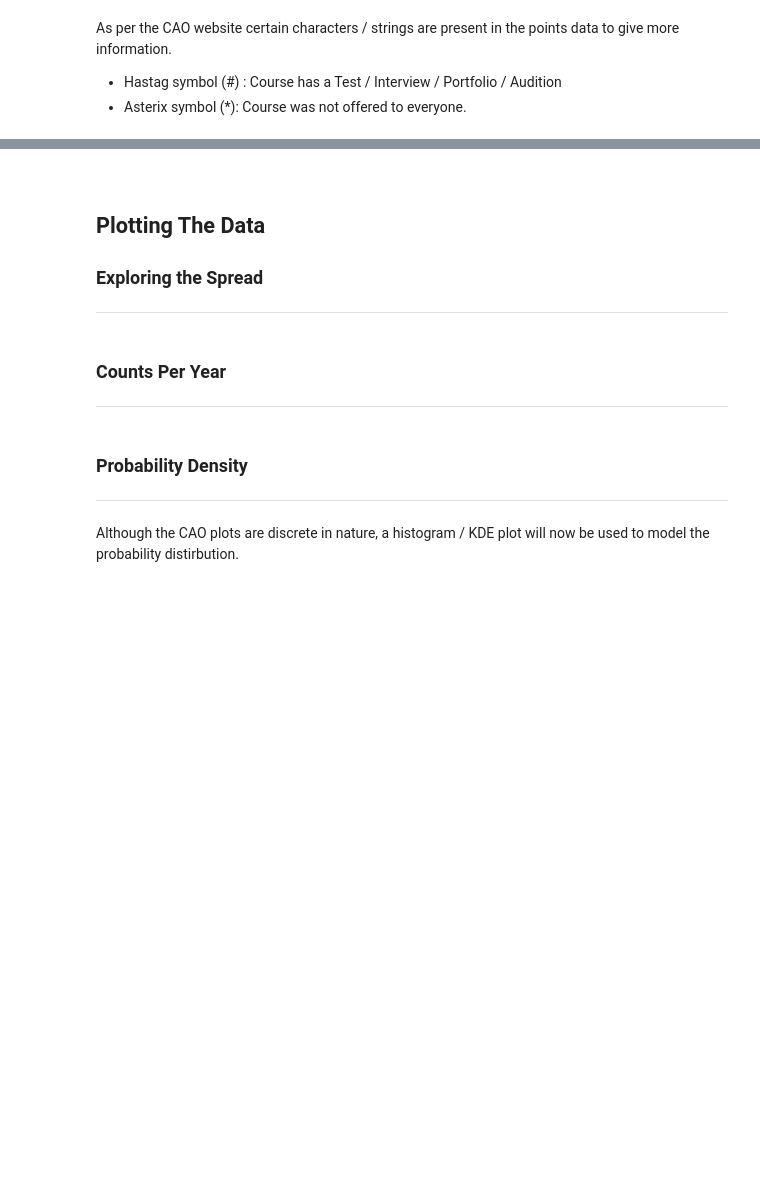
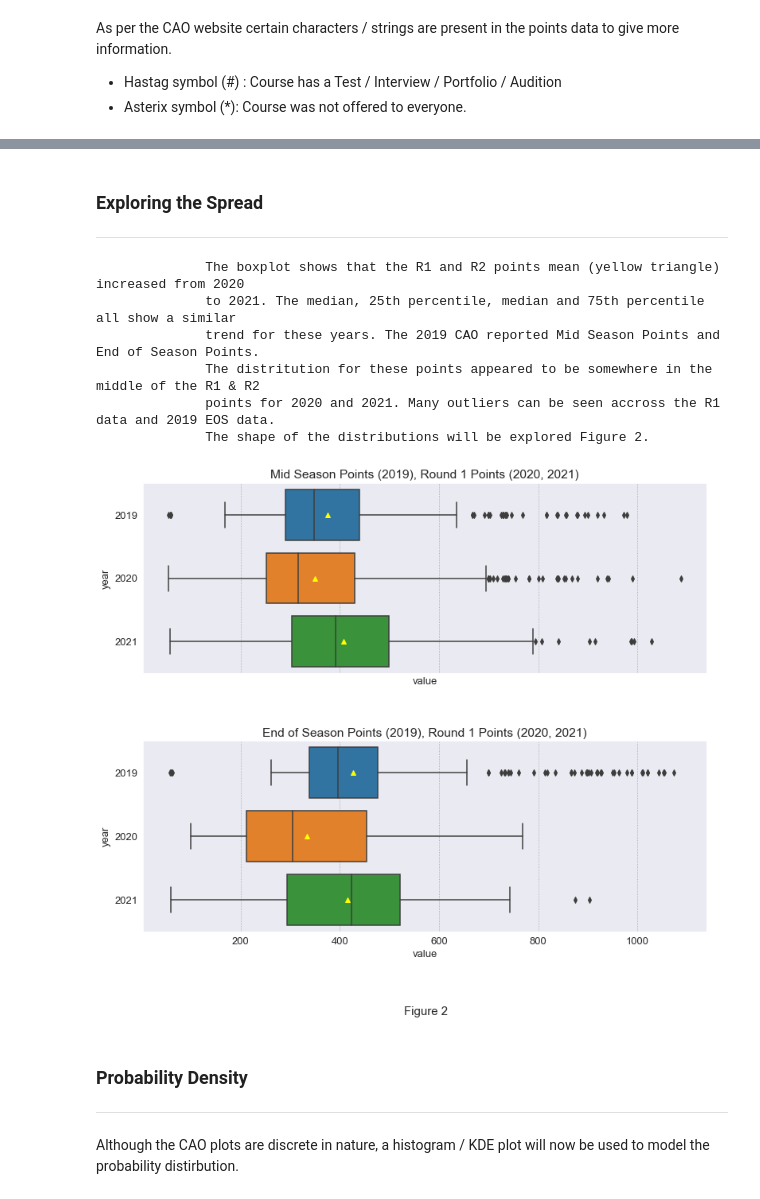
Before and after one commit to CiaranMoran27/Fundamentals-of-Data-Analysis, a Jupyter notebook: cao.ipynb, the cells around one changed output, grey strips where cells are left out. Saved outputs shown, nothing was run; the diff lists cells and outputs as text; code cells hidden in the pictures; blank space fills up the shorter version.

```diff
--- a/cao.ipynb
+++ b/cao.ipynb
@@ -410,0 +467,14 @@ for col in all_courses.columns:
+# %%
+# declare value cols for melt function
+points_cols = ['points_r1_2019', 'points_r1_2020', 'points_r1_2021', 'points_r2_2019',
+               'points_r2_2020', 'points_r2_2021']
+
+# unpivot df from wide to long (this will allow use of hue parameter in seaborn boxplot)
+melted_df = pd.melt(all_courses.reset_index(), id_vars = ['category'], value_vars =
+                    points_cols)
+
+# add year col by substring check on variable col
+melted_df['year'] = np.where(melted_df['variable'].str.contains('2021'), '2021',
+                       np.where(melted_df['variable'].str.contains('2020'), '2020',
+                               np.where(melted_df['variable'].str.contains('2019'), '2019',
+                                        '')))
@@ -411,48 +514,39 @@ for col in all_courses.columns:
 # %% [markdown]
 
-<br>
-
-## Plotting The Data
 ### Exploring the Spread
 ***
 # %%
-# declare value cols for melt function
-points_cols = ['points_r1_2019', 'points_r1_2020', 'points_r1_2021', 'points_r2_2019', 'points_r2_2020', 'points_r2_2021']
-
-# unpivot df from wide to long (this will allow use of hue parameter in seaborn boxplot)
-melted_df = pd.melt(all_courses.reset_index(), id_vars = ['category'], value_vars = points_cols)
-
-# add year col by substring check on variable col
-melted_df['year'] = np.where(melted_df['variable'].str.contains('2021'), '2021',
-                       np.where(melted_df['variable'].str.contains('2020'), '2020',
-                               np.where(melted_df['variable'].str.contains('2019'), '2019', '')))
-
-
 # generate figure with 2 rows
 fig, (ax1, ax2) = plt.subplots(2, 1 , figsize = (12, 10), sharex = True)
-plt.figtext(0.5, -0.025, 'Figure 1', wrap = True, fontsize = 15)
+plt.figtext(0.5, -0.025, 'Figure 2', wrap = True, fontsize = 15)
 ax1.set_title('Mid Season Points (2019), Round 1 Points (2020, 2021)')
 ax2.set_title('End of Season Points (2019), Round 1 Points (2020, 2021)')
 
-# R1 Boxplot, filter melted df variable col by r1 points
-sns.boxplot(ax = ax1, data = melted_df[melted_df['variable'].isin(points_cols[:3])], x = 'value', y = 'year', showmeans = True,
-            meanprops = {'markerfacecolor':'yellow', 'markeredgecolor':'yellow'})
-x = melted_df[melted_df['variable'].isin(points_cols[:3])]
-y = melted_df[melted_df['variable'].isin(points_cols[3:])]
+# R1 Boxplot, filter melted df variable col by r1 points( i.e where the variabe)
+sns.boxplot(ax = ax1, data = melted_df[melted_df['variable'].isin(points_cols[:3])], x = 'value',
+            y = 'year', showmeans = True, meanprops = {'markerfacecolor':'yellow',
+                                                       'markeredgecolor':'yellow'})
+
 
 ## R2 Boxplot, filter melted df variable col by r2 points
-sns.boxplot(ax = ax2, data = melted_df[melted_df['variable'].isin(points_cols[3:])], x = 'value', y = 'year', showmeans = True,
-            meanprops={'markerfacecolor':'yellow', 'markeredgecolor':'yellow'})
+sns.boxplot(ax = ax2, data = melted_df[melted_df['variable'].isin(points_cols[3:])], x = 'value',
+            y = 'year', showmeans = True, meanprops={'markerfacecolor':'yellow',
+                                                     'markeredgecolor':'yellow'})
 
 plt.tight_layout(pad = 4)
 
 string_spacer = [' ' * 14 for i in range(6)]
 print('\n{}The boxplot shows that the R1 and R2 points mean (yellow triangle) increased from 2020\n\
 {}to 2021. The median, 25th percentile, median and 75th percentile all show a similar \n\
 {}trend for these years. The 2019 CAO reported Mid Season Points and End of Season Points.\n\
 {}The distritution for these points appeared to be somewhere in the middle of the R1 & R2\n\
 {}points for 2020 and 2021. Many outliers can be seen accross the R1 data and 2019 EOS data.\n\
 {}The shape of the distributions will be explored Figure 2.\n'.format(*string_spacer))
+# %% [output]
+              The boxplot shows that the R1 and R2 points mean (yellow triangle) increased from 2020
+              to 2021. The median, 25th percentile, median and 75th percentile all show a similar
+              trend for these years. The 2019 CAO reported Mid Season Points and End of Season Points.
+              The distritution for these points appeared to be somewhere in the middle of the R1 & R2
+              points for 2020 and 2021. Many outliers can be seen accross the R1 data and 2019 EOS data.
+              The shape of the distributions will be explored Figure 2.
+[figure, added]
-# %% [markdown]
-### Counts Per Year
-***
```
Also changed, not shown: parts of 30 cells of this notebook.
